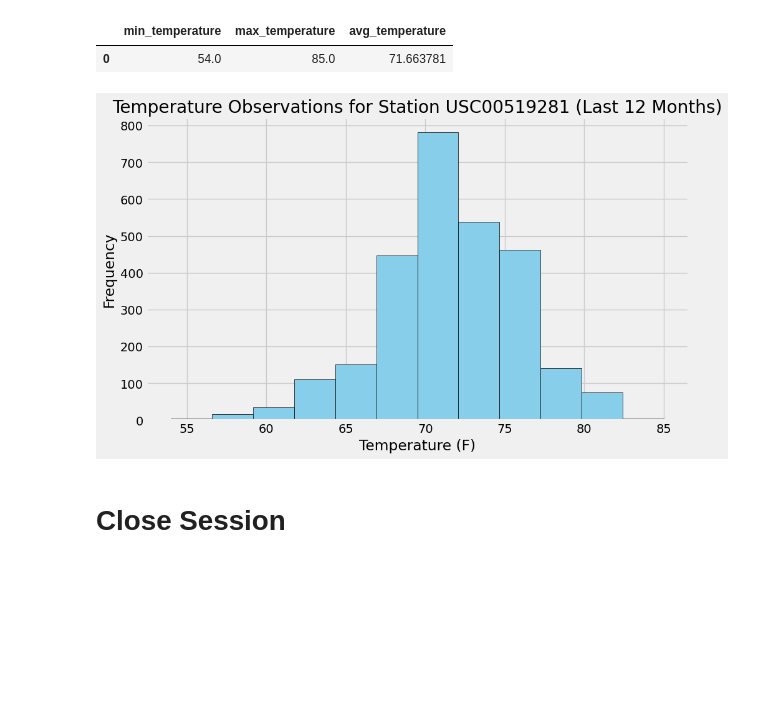
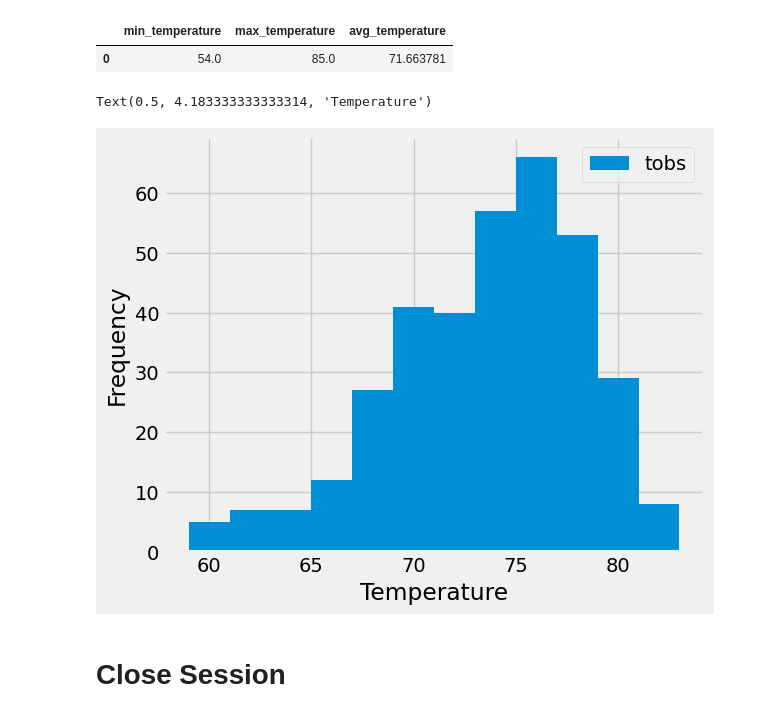
Before and after one commit to jplee2/ds_module_10_adv_sql, a Jupyter notebook: Submission/climate_starter_Leeee.ipynb, the cells around one changed output. Saved outputs shown, nothing was run; the diff lists cells and outputs as text; code cells hidden in the pictures; blank space fills up the shorter version.

```diff
--- a/Submission/climate_starter_Leeee.ipynb
+++ b/Submission/climate_starter_Leeee.ipynb
@@ -137,24 +150,20 @@ most_active
 # %% [output]
 |  | min_temperature | max_temperature | avg_temperature |
 | 0 | 54.0 | 85.0 | 71.663781 |
-# %%
-# Using the most active station id
-# Query the last 12 months of temperature observation data for this station and plot the results as a histogram
-query = """ SELECT tobs
-FROM Measurement
-WHERE station = 'USC00519281'
-AND date >= 2016-08-23;"""
-most_active_1yr = pd.read_sql(text(query), con=engine)
-
-#Plot
-plt.figure(figsize=(10, 6))
-plt.hist(most_active_1yr['tobs'], bins=12, color='skyblue', edgecolor='black')
-plt.xlabel('Temperature (F)')
-plt.ylabel('Frequency')
-plt.title('Temperature Observations for Station USC00519281 (Last 12 Months)')
-plt.show()
-# %% [output]
-[figure, removed]
+# %%
+prev_year = dt.date(2017, 8, 23) - dt.timedelta(days=365)
+active_station = session.query(Measurement.tobs) \
+                 .filter(Measurement.station == 'USC00519281') \
+                 .filter(Measurement.date >= prev_year) \
+                 .all()
+
+df = pd.DataFrame(active_station, columns=['tobs'])
+df.plot.hist(bins=12)
+plt.tight_layout()
+plt.xlabel("Temperature")
+# %% [output]
+Text(0.5, 4.183333333333314, 'Temperature')
+[figure, added]
 # %% [markdown]
 # Close Session
 # %%
```
Also changed, not shown: parts of 1 cell of this notebook.
